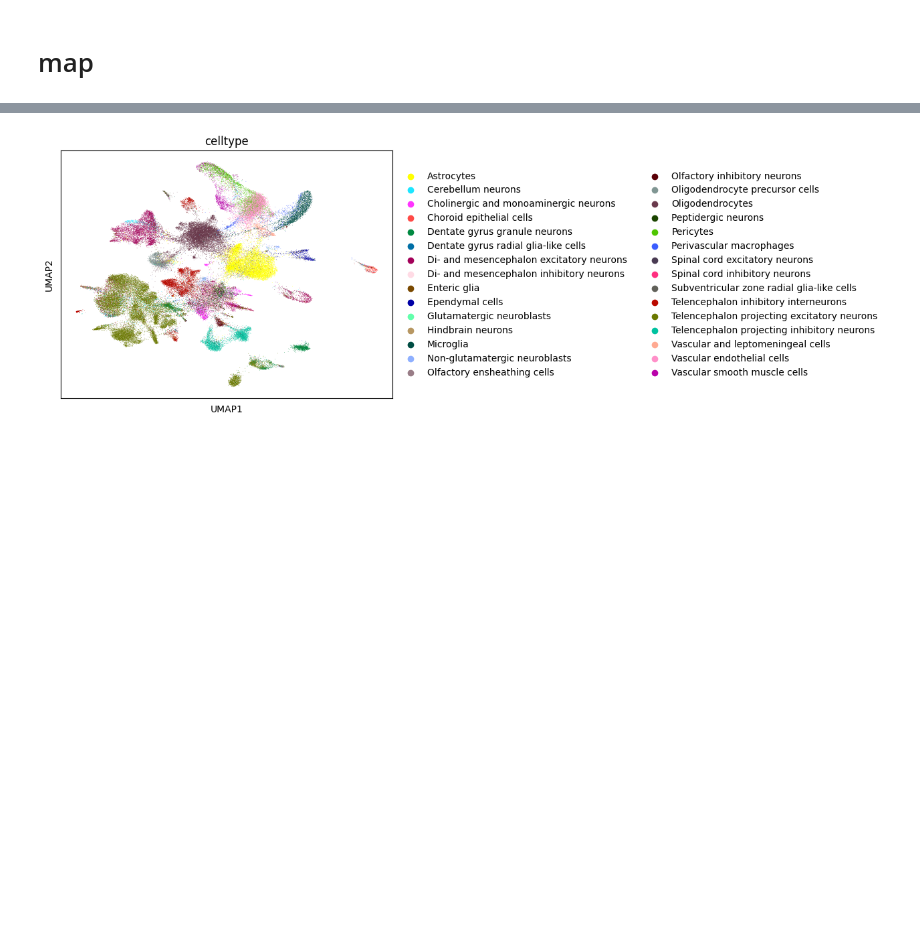
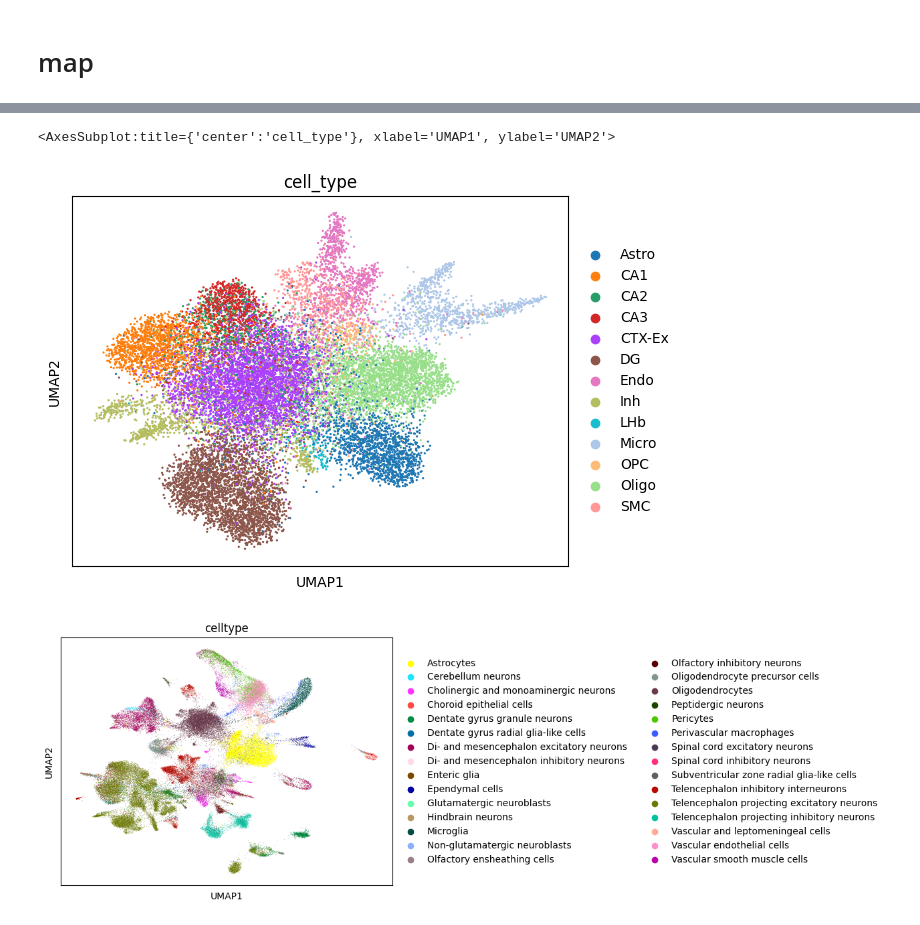
Before and after one commit to yichunher/FuseMap, a Jupyter notebook: tutorial_sample_data.ipynb, the cells around one changed output, grey strips where cells are left out. Saved outputs shown, nothing was run; the diff lists cells and outputs as text; code cells hidden in the pictures; blank space fills up the shorter version.

```diff
--- a/tutorial_sample_data.ipynb
+++ b/tutorial_sample_data.ipynb
@@ -99 +125,6 @@ sc.pl.umap(ad_embed,color='batch',size=1, show=False)
+# %%
+sc.pl.umap(ad_embed,color='cell_type',size=10, show=False)
+# %% [output]
+<AxesSubplot:title={'center':'cell_type'}, xlabel='UMAP1', ylabel='UMAP2'>
+[figure, added]
 # %%
```
Also changed, not shown: parts of 8 cells of this notebook, 2 other files.
